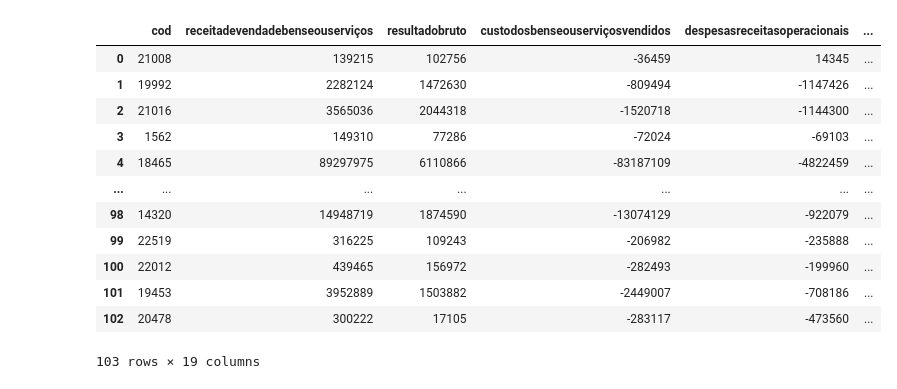
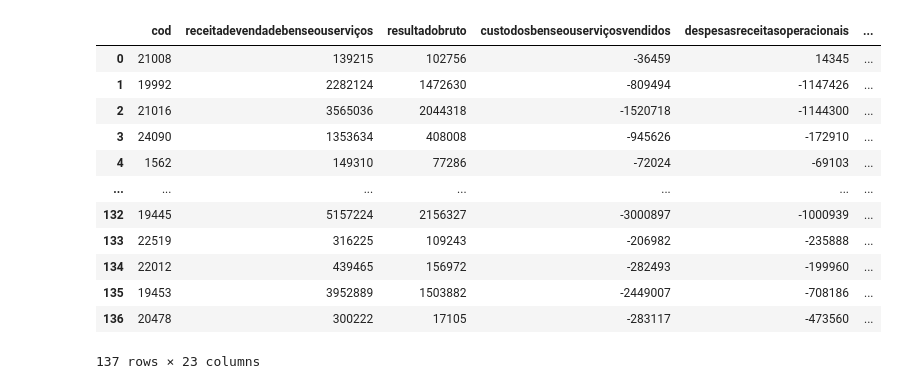
Before and after one commit to vini2001/ibov_stock_picker_pl, a Jupyter notebook: notebook.ipynb, the cells around one changed output. Cells and saved outputs as stored; diff of their text form; code cells hidden in the pictures.

```diff
--- a/notebook.ipynb
+++ b/notebook.ipynb
@@ -23,7 +63,7 @@ essential_cols_dre = [
         ' Receita de Venda de Bens e/ou Serviços ', ' Resultado Bruto ', ' Custo dos Bens e/ou Serviços Vendidos ',
         ' Despesas/Receitas Operacionais ', ' Resultado Antes do Resultado Financeiro e dos Tributos ',
         ' Resultado Financeiro ', ' Resultado Antes dos Tributos sobre o Lucro ', ' Imposto de Renda e Contribuição Social sobre o Lucro ',
-        ' Resultado Líquido das Operações Continuadas ', ' Lucro/Prejuízo Consolidado do Período ',
+        ' Resultado Líquido das Operações Continuadas ', ' Lucro/Prejuízo do Período ',
     ]
 
 valid_dres = dict()
@@ -154,9 +202,6 @@ print(f'{len(valid_bpps)} valid bpps')
 # %%
 market_caps = pd.read_csv('market_caps.csv')
 cvm_to_ticker = pd.read_csv('cvm_to_ticker.csv')
-
-market_caps
-cvm_to_ticker
 
 mc = dict()
 
@@ -167,6 +212,6 @@ for t in market_caps['Ticker']:
         'market_cap': market_caps[market_caps['Ticker'] == t]
     }
 
-valid_keys = mc.keys() & valid_bpas.keys() & valid_dres.keys()
+valid_keys = mc.keys() & valid_bpas.keys() & valid_dres.keys() & valid_bpps.keys()
 print(len(valid_keys))
 # %% [output]
@@ -174,40 +224,44 @@ print(len(valid_keys))
 # %%
-
 dre_fields_col = []
 
 for dre_cod in valid_keys:
     dre = valid_dres[dre_cod]
     bpa = valid_bpas[dre_cod]
+    bpp = valid_bpps[dre_cod]
 
 
     for year in [2019]:
         dre_fields = dict()
         dre_fields['cod'] = dre_cod
         for e in essential_cols_dre:
             conta_row = dre[dre[' Descrição '] == e]
             e = e.replace(' ', '').replace('/', '').lower()
             dre_fields[e] = conta_row[f'01/01/{year} a 31/12/{year} '].values[0].replace(' ', '')
         for e in essential_cols_bpa:
             conta_row = bpa[bpa[' Descrição '] == e]
             e = e.replace(' ', '').replace('/', '').lower()
             dre_fields[e] = conta_row[f' 31/12/{year} '].values[0].replace(' ', '')
+        for e in essential_cols_bpp:
+            conta_row = bpp[bpp[' Descrição '] == e]
+            e = e.replace(' ', '').replace('/', '').lower()
+            dre_fields[e] = conta_row[f' 31/12/{year} '].values[0].replace(' ', '')
         dre_fields['mc'] = mc[dre_cod]['market_cap'][f'{year} MC'].values[0]
         dre_fields_col.append(dre_fields)
 
 
 df = pd.DataFrame(dre_fields_col)
 df
 # %% [output]
 |  | cod | receitadevendadebenseouserviços | resultadobruto | custodosbenseouserviçosvendidos | despesasreceitasoperacionais | ... |
 | 0 | 21008 | 139215 | 102756 | -36459 | 14345 | ... |
 | 1 | 19992 | 2282124 | 1472630 | -809494 | -1147426 | ... |
 | 2 | 21016 | 3565036 | 2044318 | -1520718 | -1144300 | ... |
-| 3 | 1562 | 149310 | 77286 | -72024 | -69103 | ... |
-| 4 | 18465 | 89297975 | 6110866 | -83187109 | -4822459 | ... |
+| 3 | 24090 | 1353634 | 408008 | -945626 | -172910 | ... |
+| 4 | 1562 | 149310 | 77286 | -72024 | -69103 | ... |
 | ... | ... | ... | ... | ... | ... | ... |
-| 98 | 14320 | 14948719 | 1874590 | -13074129 | -922079 | ... |
-| 99 | 22519 | 316225 | 109243 | -206982 | -235888 | ... |
-| 100 | 22012 | 439465 | 156972 | -282493 | -199960 | ... |
-| 101 | 19453 | 3952889 | 1503882 | -2449007 | -708186 | ... |
-| 102 | 20478 | 300222 | 17105 | -283117 | -473560 | ... |
+| 132 | 19445 | 5157224 | 2156327 | -3000897 | -1000939 | ... |
+| 133 | 22519 | 316225 | 109243 | -206982 | -235888 | ... |
+| 134 | 22012 | 439465 | 156972 | -282493 | -199960 | ... |
+| 135 | 19453 | 3952889 | 1503882 | -2449007 | -708186 | ... |
+| 136 | 20478 | 300222 | 17105 | -283117 | -473560 | ... |
-103 rows × 19 columns
+137 rows × 23 columns
```
Also changed, not shown: parts of 19 cells of this notebook, 3 other files.
